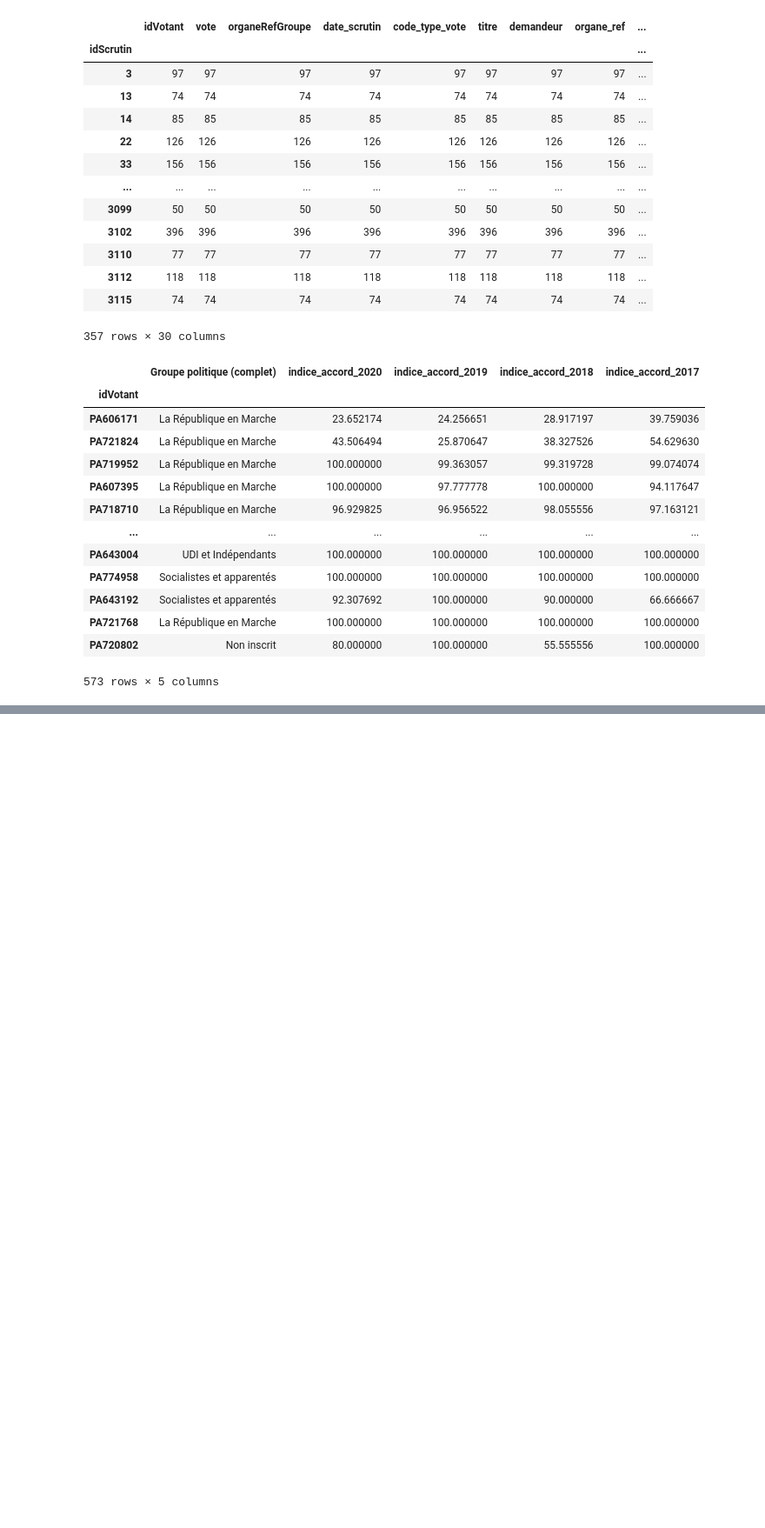
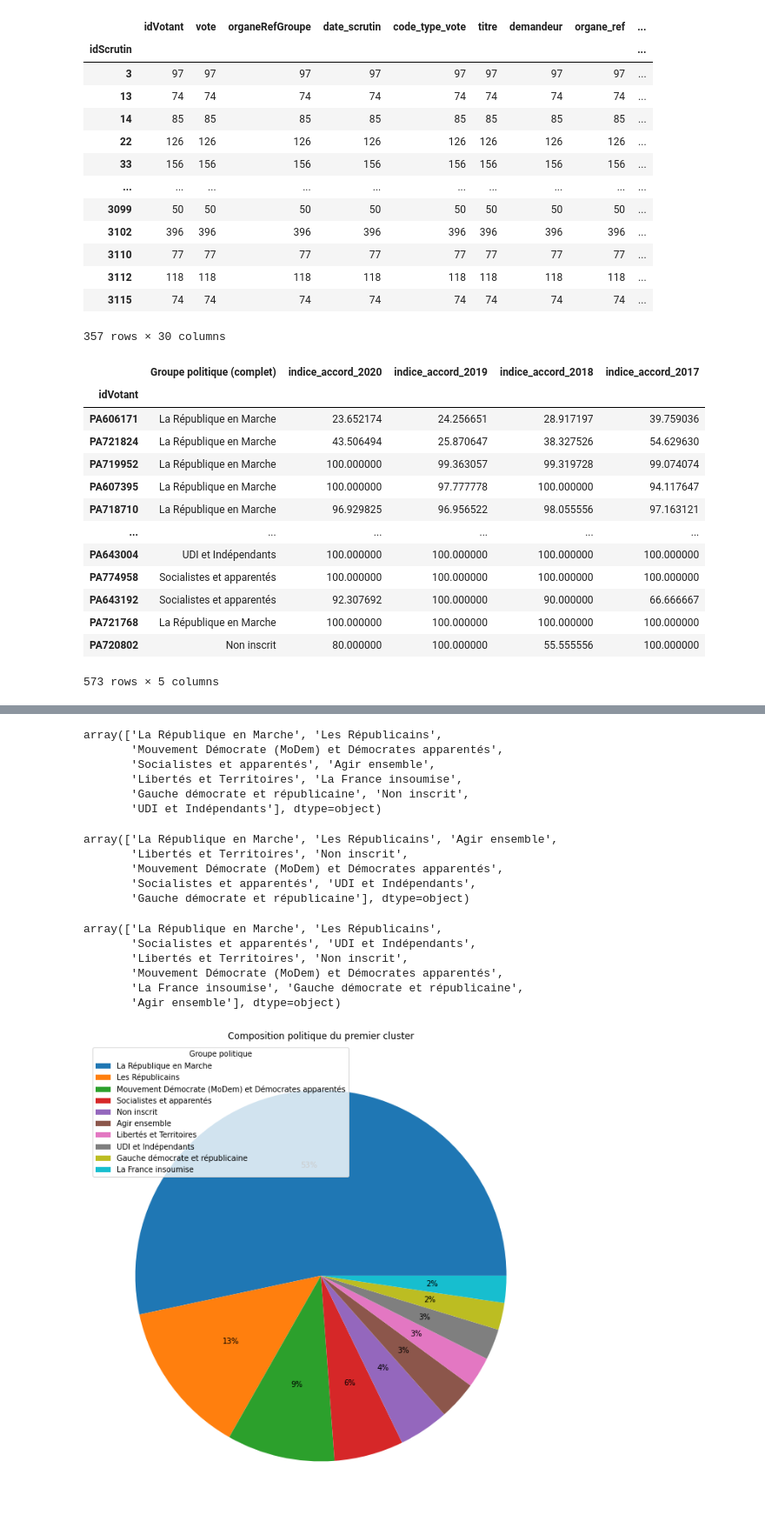
Before and after one commit to claralga/StatApp, a Jupyter notebook: profil votants.ipynb, the cells around one changed output, grey strips where cells are left out. Shown at 87% size. Drawn from its saved outputs; the diff is of its cells as text; code cells hidden in the pictures; blank space fills up the shorter version.

```diff
--- a/profil votants.ipynb
+++ b/profil votants.ipynb
@@ -106,0 +222,7 @@ for votant in votants:
+# %%
+group = df_votes[['idVotant', 'Groupe politique (complet)']]
+group = group.set_index('idVotant')
+# %%
+b = df_cluster.merge(group, on = "idVotant")
+# %%
+b = b.drop_duplicates()
@@ -106,0 +246,38 @@ for votant in votants:
+# %%
+b[b['cluster'].isin(['0'])]['Groupe politique (complet)'].unique()
+# %% [output]
+array(['La République en Marche', 'Les Républicains',
+       'Mouvement Démocrate (MoDem) et Démocrates apparentés',
+       'Socialistes et apparentés', 'Agir ensemble',
+       'Libertés et Territoires', 'La France insoumise',
+       'Gauche démocrate et républicaine', 'Non inscrit',
+       'UDI et Indépendants'], dtype=object)
+# %%
+b[b['cluster'].isin(['1'])]['Groupe politique (complet)'].unique()
+# %% [output]
+array(['La République en Marche', 'Les Républicains', 'Agir ensemble',
+       'Libertés et Territoires', 'Non inscrit',
+       'Mouvement Démocrate (MoDem) et Démocrates apparentés',
+       'Socialistes et apparentés', 'UDI et Indépendants',
+       'Gauche démocrate et républicaine'], dtype=object)
+# %%
+b[b['cluster'].isin(['2'])]['Groupe politique (complet)'].unique()
+# %% [output]
+array(['La République en Marche', 'Les Républicains',
+       'Socialistes et apparentés', 'UDI et Indépendants',
+       'Libertés et Territoires', 'Non inscrit',
+       'Mouvement Démocrate (MoDem) et Démocrates apparentés',
+       'La France insoumise', 'Gauche démocrate et républicaine',
+       'Agir ensemble'], dtype=object)
+# %%
+plt.figure(1, figsize=(11, 13))
+
+g = plt.pie(b[b['cluster'].isin(['0'])]['Groupe politique (complet)'].value_counts(normalize=True), autopct='%1.0f%%',
+            labeldistance=None)
+plt.title("Composition politique du premier cluster")
+labels = b[b['cluster'].isin(['0'])]['Groupe politique (complet)'].value_counts().index
+plt.legend(labels=labels, title='Groupe politique', loc='upper left')
+#g.set_xticklabels(g.get_xticklabels(), rotation=40, ha='right')
+plt.show()
+# %% [output]
+[figure, added]
```
Also changed, not shown: parts of 18 cells of this notebook.
